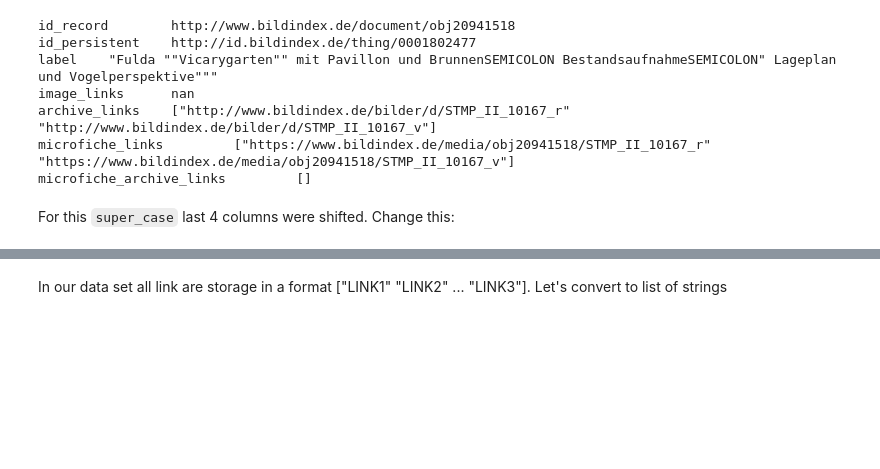
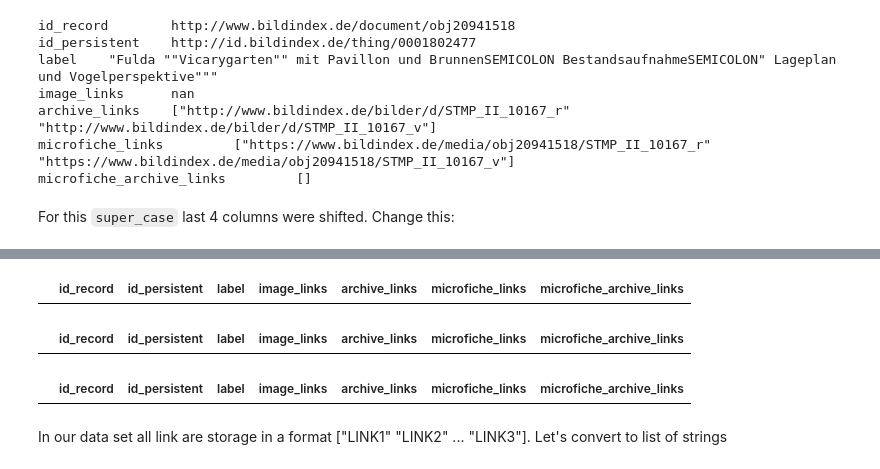
Before and after one commit to KvindtEva/Time-Machine-Marburg, a Jupyter notebook: dataset_cleaning.ipynb, the cells around one changed output, grey strips where cells are left out. Cells and saved outputs as stored; diff of their text form; code cells hidden in the pictures; blank space fills up the shorter version.

```diff
--- a/dataset_cleaning.ipynb
+++ b/dataset_cleaning.ipynb
@@ -153,0 +162,2 @@ df.label = df.label.str.replace('SEMICOLON', ';')
+# %%
+df = df[(df['image_links'] != '[]') | (df['microfiche_links'] != '[]')]
@@ -154,3 +185,16 @@ df.label = df.label.str.replace('SEMICOLON', ';')
+# %%
+df.loc[df['id_persistent'].isna(), 'id_persistent']= df['id_record'] + '?part=0'
+df[df['id_persistent'].isna()]
+# %% [output]
+|  | id_record | id_persistent | label | image_links | archive_links | microfiche_links | microfiche_archive_links |
+# %%
+df[df['id_record'].isna()]
+# %% [output]
+|  | id_record | id_persistent | label | image_links | archive_links | microfiche_links | microfiche_archive_links |
+# %%
+df[df['label'].isna()]
+# %% [output]
+|  | id_record | id_persistent | label | image_links | archive_links | microfiche_links | microfiche_archive_links |
 # %% [markdown]
 In our data set all link are storage in a format ["LINK1" "LINK2" ... "LINK3"]. Let's convert to list of strings
 # %%
```
Also changed, not shown: parts of 10 cells of this notebook, 10 other files.
